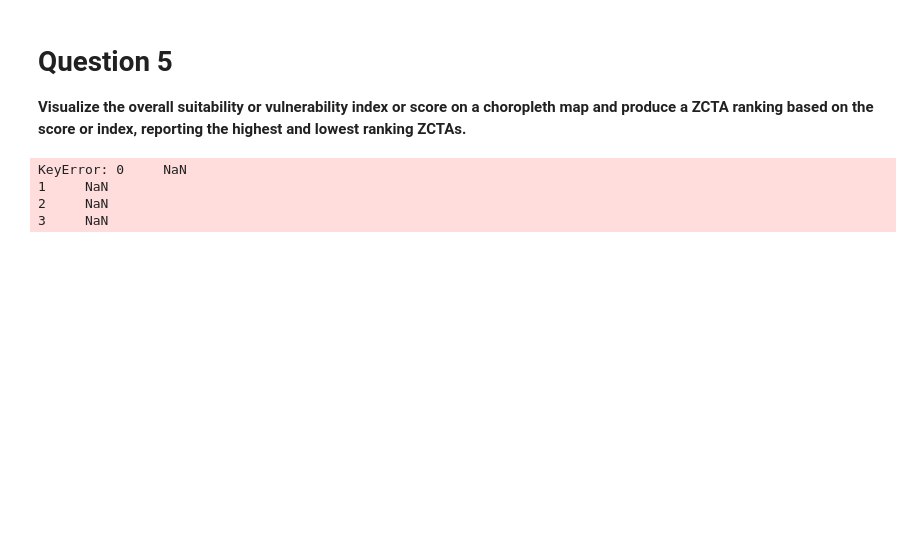
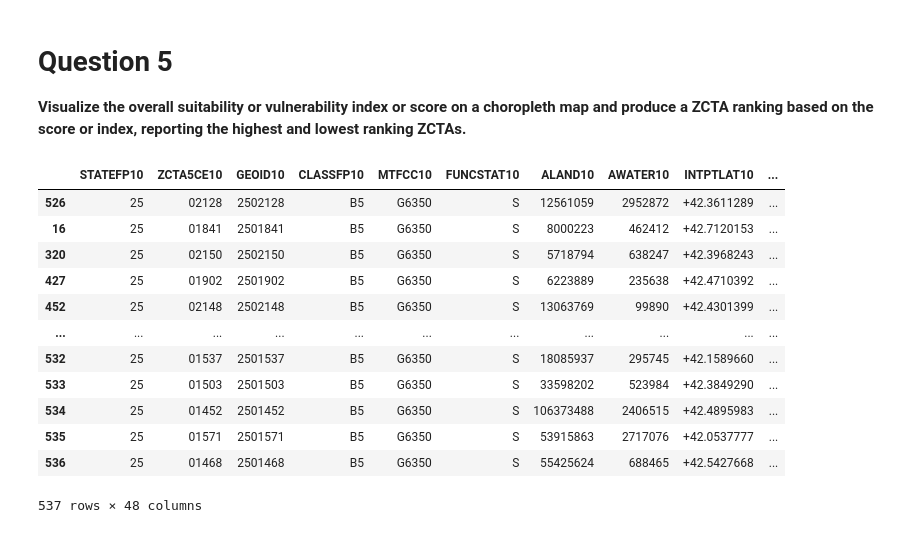
Before and after one commit to kameice97/uep239-finalproject, a Jupyter notebook: UEP 239 Final Assignment.ipynb, the cells around one changed output. Cells and saved outputs as stored; diff of their text form; code cells hidden in the pictures; blank space fills up the shorter version.

```diff
--- a/UEP 239 Final Assignment.ipynb
+++ b/UEP 239 Final Assignment.ipynb
@@ -1034,14 +1021,22 @@ zcta['unweighted_score'].max()
 **Visualize the overall suitability or vulnerability index or score on a choropleth map and produce a ZCTA ranking based on the score or index, reporting the highest and lowest ranking ZCTAs.**
 # %%
 #Sorting the values based on unweighted score
-#Code isn't running and returns an error
-norm_sort = zcta.sort_values(zcta['unweighted_score'], ascending=False)
-print(norm_sort)
+zcta = zcta.sort_values(by='unweighted_score', ascending = False)
+zcta
 # %% [output]
+|  | STATEFP10 | ZCTA5CE10 | GEOID10 | CLASSFP10 | MTFCC10 | FUNCSTAT10 | ALAND10 | AWATER10 | INTPTLAT10 | ... |
+| 526 | 25 | 02128 | 2502128 | B5 | G6350 | S | 12561059 | 2952872 | +42.3611289 | ... |
+| 16 | 25 | 01841 | 2501841 | B5 | G6350 | S | 8000223 | 462412 | +42.7120153 | ... |
+| 320 | 25 | 02150 | 2502150 | B5 | G6350 | S | 5718794 | 638247 | +42.3968243 | ... |
+| 427 | 25 | 01902 | 2501902 | B5 | G6350 | S | 6223889 | 235638 | +42.4710392 | ... |
+| 452 | 25 | 02148 | 2502148 | B5 | G6350 | S | 13063769 | 99890 | +42.4301399 | ... |
+| ... | ... | ... | ... | ... | ... | ... | ... | ... | ... | ... |
+| 532 | 25 | 01537 | 2501537 | B5 | G6350 | S | 18085937 | 295745 | +42.1589660 | ... |
+| 533 | 25 | 01503 | 2501503 | B5 | G6350 | S | 33598202 | 523984 | +42.3849290 | ... |
+| 534 | 25 | 01452 | 2501452 | B5 | G6350 | S | 106373488 | 2406515 | +42.4895983 | ... |
+| 535 | 25 | 01571 | 2501571 | B5 | G6350 | S | 53915863 | 2717076 | +42.0537777 | ... |
+| 536 | 25 | 01468 | 2501468 | B5 | G6350 | S | 55425624 | 688465 | +42.5427668 | ... |
-KeyError: 0     NaN
-1     NaN
-2     NaN
-3     NaN
+537 rows × 48 columns
 # %%
 #plotting the values
 import matplotlib.pyplot as plt
```
Also changed, not shown: parts of 10 cells of this notebook, 1 other file.
